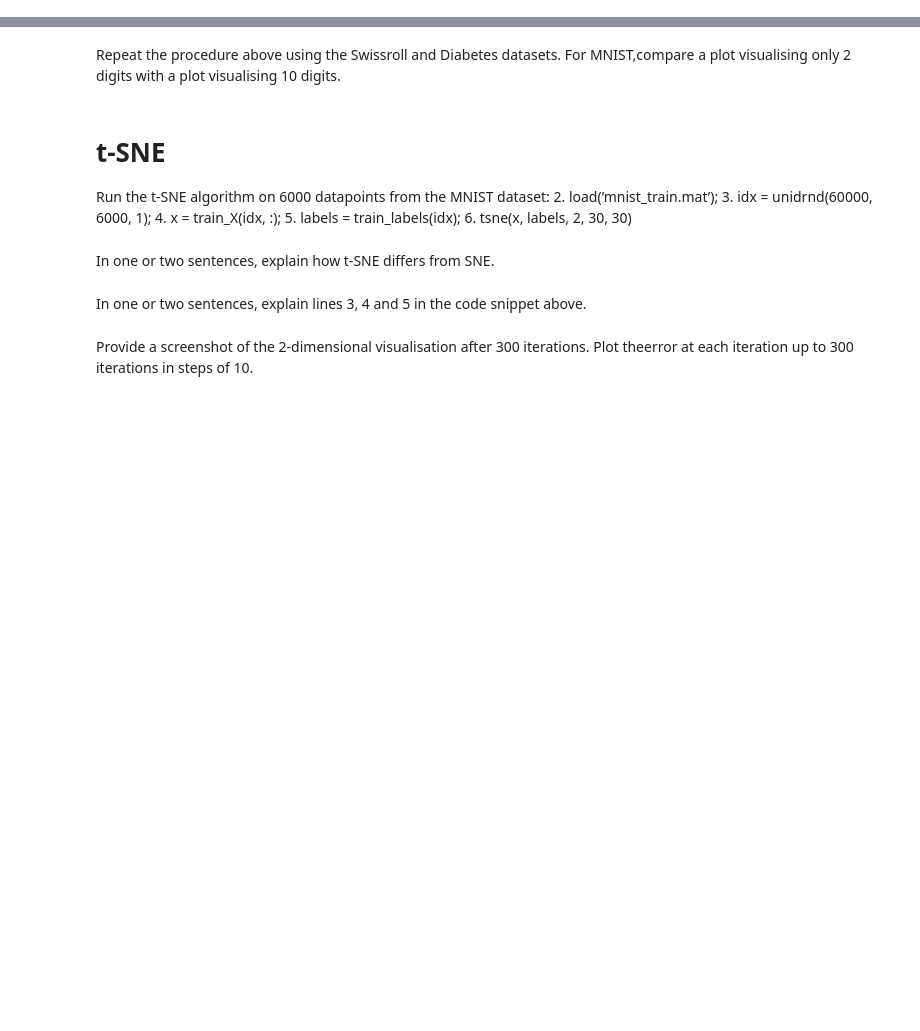
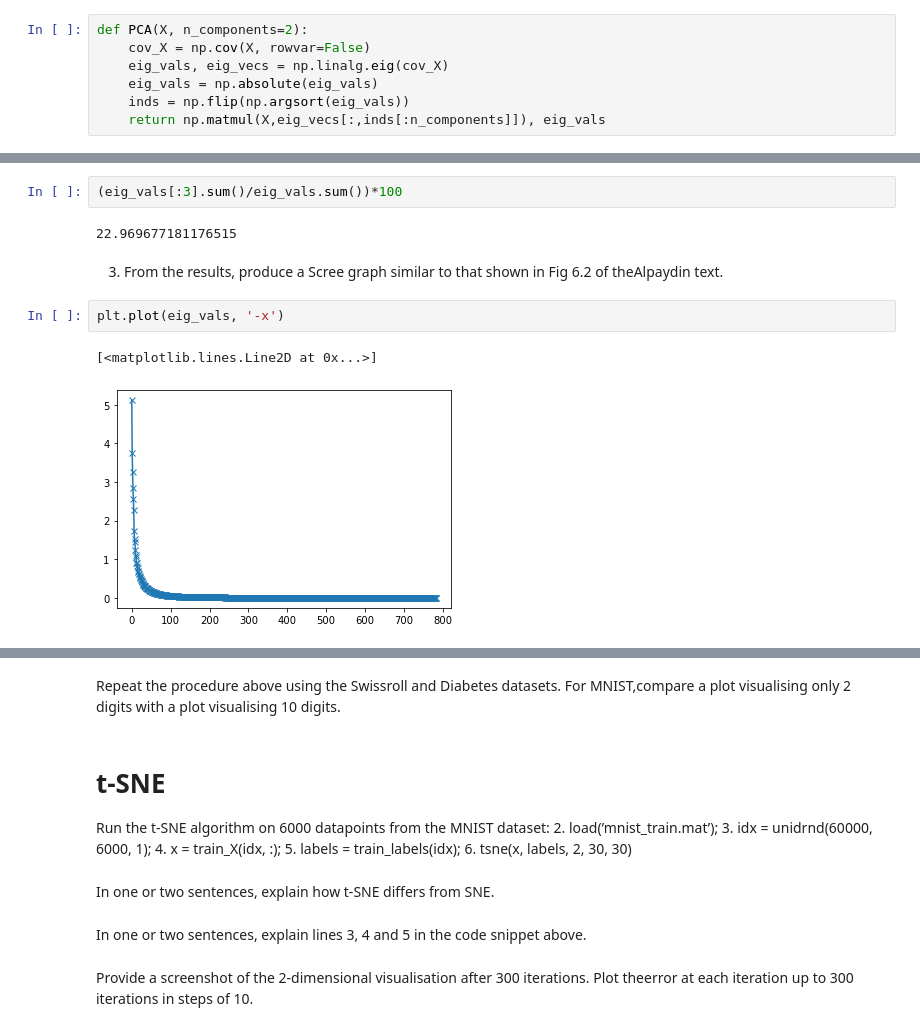
Before and after one commit to chrismlam/DATA7703, a Jupyter notebook: prac5/midday/Dimensionality Reduction (PCA and t-SNE).ipynb, the cells around one changed output, grey strips where cells are left out. Drawn from its saved outputs; the diff is of its cells as text; blank space fills up the shorter version.

```diff
--- a/prac5/midday/Dimensionality Reduction (PCA and t-SNE).ipynb
+++ b/prac5/midday/Dimensionality Reduction (PCA and t-SNE).ipynb
@@ -4,0 +8,7 @@ PCA  can  be  implemented  very  simply  in  Matlab  or  Python.   Given  a  dat
+# %%
+def PCA(X, n_components=2):
+    cov_X = np.cov(X, rowvar=False)
+    eig_vals, eig_vecs = np.linalg.eig(cov_X)
+    eig_vals = np.absolute(eig_vals)
+    inds = np.flip(np.argsort(eig_vals))
+    return np.matmul(X,eig_vecs[:,inds[:n_components]]), eig_vals
@@ -12,0 +89,11 @@ For the MNIST dataset, run your PCA function on the data.
+# %%
+(eig_vals[:3].sum()/eig_vals.sum())*100
+# %% [output]
+22.969677181176515
+# %% [markdown]
+3. From the results, produce a Scree graph similar to that shown in Fig 6.2 of theAlpaydin text.
+# %%
+plt.plot(eig_vals, '-x')
+# %% [output]
+[<matplotlib.lines.Line2D at 0x...>]
+[figure, added]
```
Also changed, not shown: parts of 17 cells of this notebook, 4 other files.
